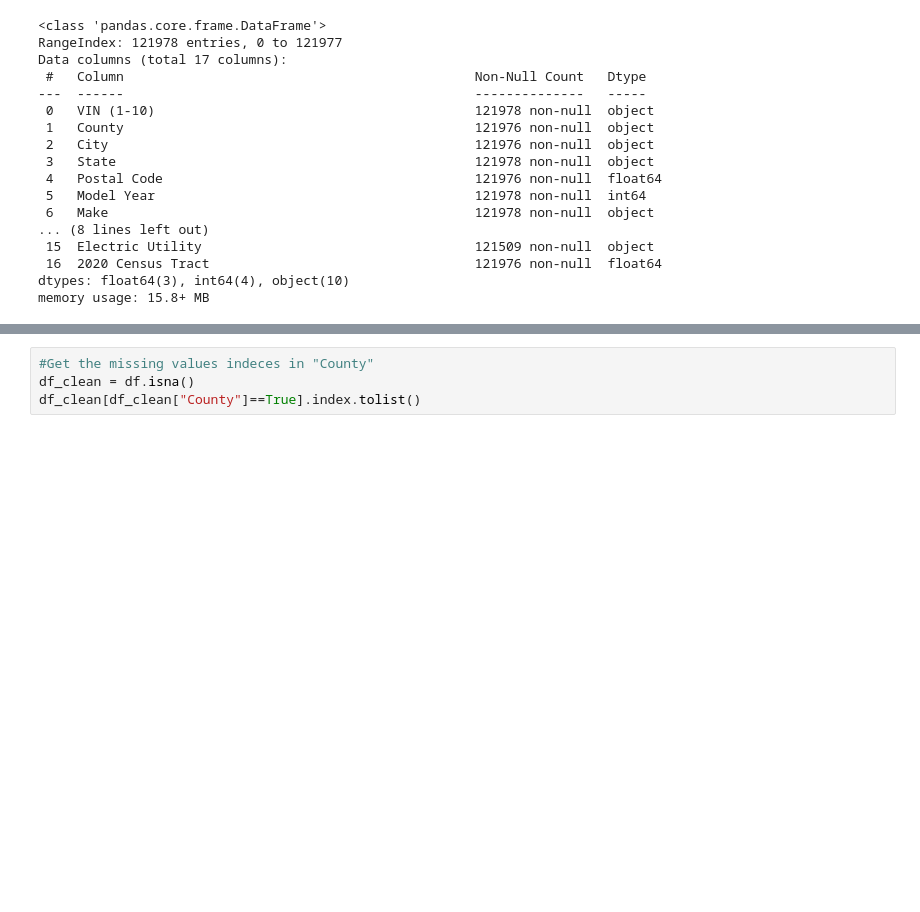
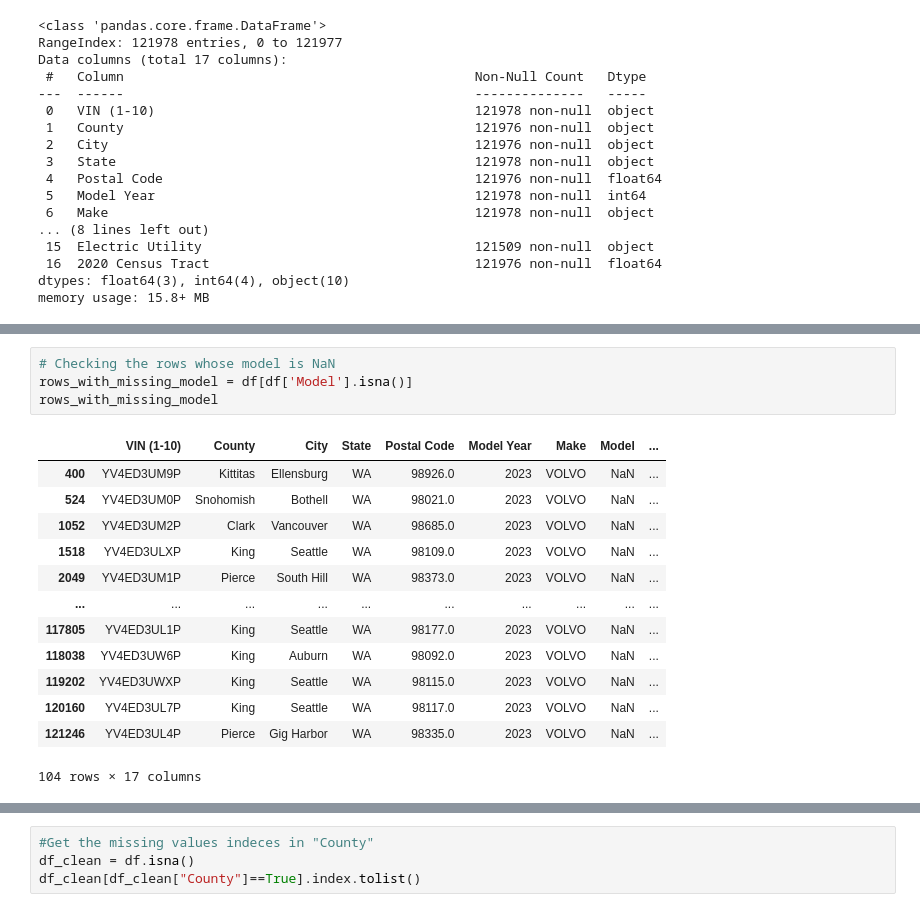
Before and after one commit to NinaFatehi/electrical-vehicle-data, a Jupyter notebook: EV.ipynb, the cells around one changed output, grey strips where cells are left out. Drawn from its saved outputs; the diff is of its cells as text; blank space fills up the shorter version.

```diff
--- a/EV.ipynb
+++ b/EV.ipynb
@@ -82,0 +125,18 @@ memory usage: 15.8+ MB
+# %%
+# Checking the rows whose model is NaN
+rows_with_missing_model = df[df['Model'].isna()]
+rows_with_missing_model
+# %% [output]
+|  | VIN (1-10) | County | City | State | Postal Code | Model Year | Make | Model | ... |
+| 400 | YV4ED3UM9P | Kittitas | Ellensburg | WA | 98926.0 | 2023 | VOLVO | NaN | ... |
+| 524 | YV4ED3UM0P | Snohomish | Bothell | WA | 98021.0 | 2023 | VOLVO | NaN | ... |
+| 1052 | YV4ED3UM2P | Clark | Vancouver | WA | 98685.0 | 2023 | VOLVO | NaN | ... |
+| 1518 | YV4ED3ULXP | King | Seattle | WA | 98109.0 | 2023 | VOLVO | NaN | ... |
+| 2049 | YV4ED3UM1P | Pierce | South Hill | WA | 98373.0 | 2023 | VOLVO | NaN | ... |
+| ... | ... | ... | ... | ... | ... | ... | ... | ... | ... |
+| 117805 | YV4ED3UL1P | King | Seattle | WA | 98177.0 | 2023 | VOLVO | NaN | ... |
+| 118038 | YV4ED3UW6P | King | Auburn | WA | 98092.0 | 2023 | VOLVO | NaN | ... |
+| 119202 | YV4ED3UWXP | King | Seattle | WA | 98115.0 | 2023 | VOLVO | NaN | ... |
+| 120160 | YV4ED3UL7P | King | Seattle | WA | 98117.0 | 2023 | VOLVO | NaN | ... |
+| 121246 | YV4ED3UL4P | Pierce | Gig Harbor | WA | 98335.0 | 2023 | VOLVO | NaN | ... |
+104 rows × 17 columns
```
Also changed, not shown: parts of 5 cells of this notebook.
